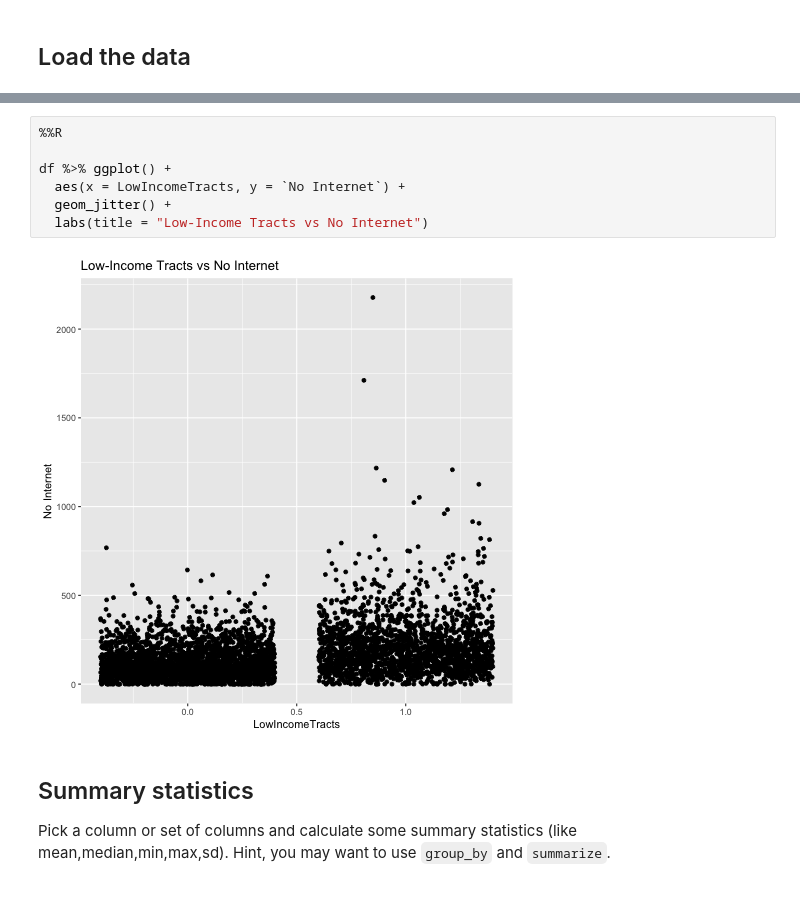
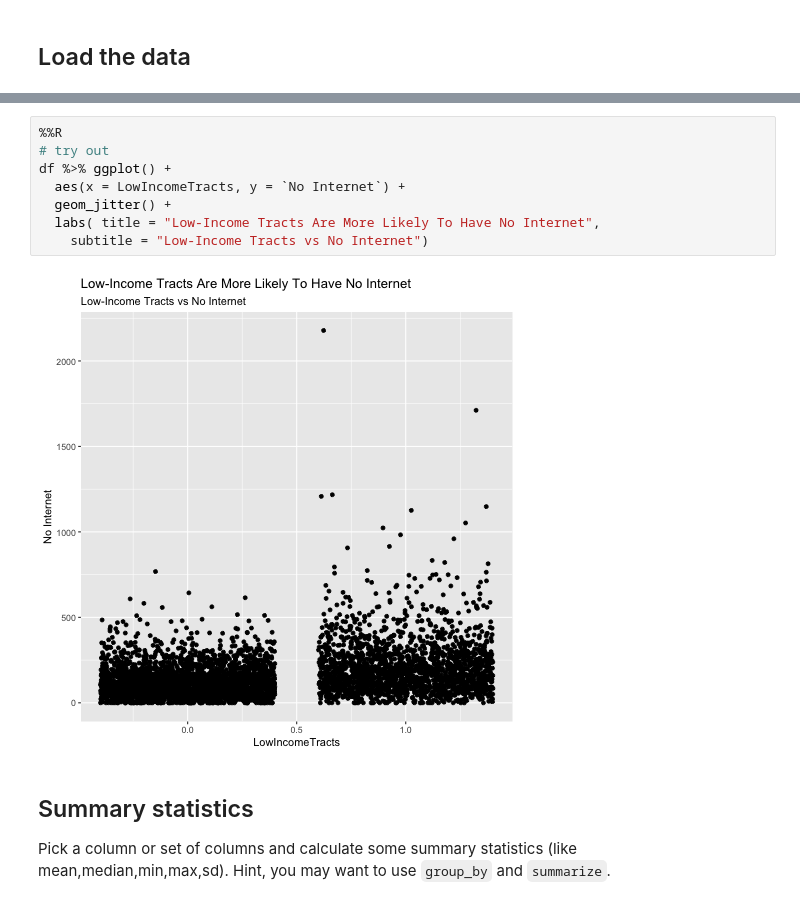
Before and after one commit to charlenelin0824/connect-to-census, a Jupyter notebook: distributions.ipynb, the cells around one changed output, grey strips where cells are left out. Saved outputs shown, nothing was run; the diff lists cells and outputs as text.

```diff
--- a/distributions.ipynb
+++ b/distributions.ipynb
@@ -67,13 +80,14 @@ df %>% head(4)
 # ℹ Use `colnames()` to see all variable names
 # %%
 %%R
-
+# try out
 df %>% ggplot() +
   aes(x = LowIncomeTracts, y = `No Internet`) +
   geom_jitter() +
-  labs(title = "Low-Income Tracts vs No Internet")
+  labs( title = "Low-Income Tracts Are More Likely To Have No Internet",
+    subtitle = "Low-Income Tracts vs No Internet")
 # %% [output]
-[figure, old version]
+[figure, new version]
 # %% [markdown]
 ## Summary statistics
 
```
Also changed, not shown: parts of 8 cells of this notebook, 3 other files.
